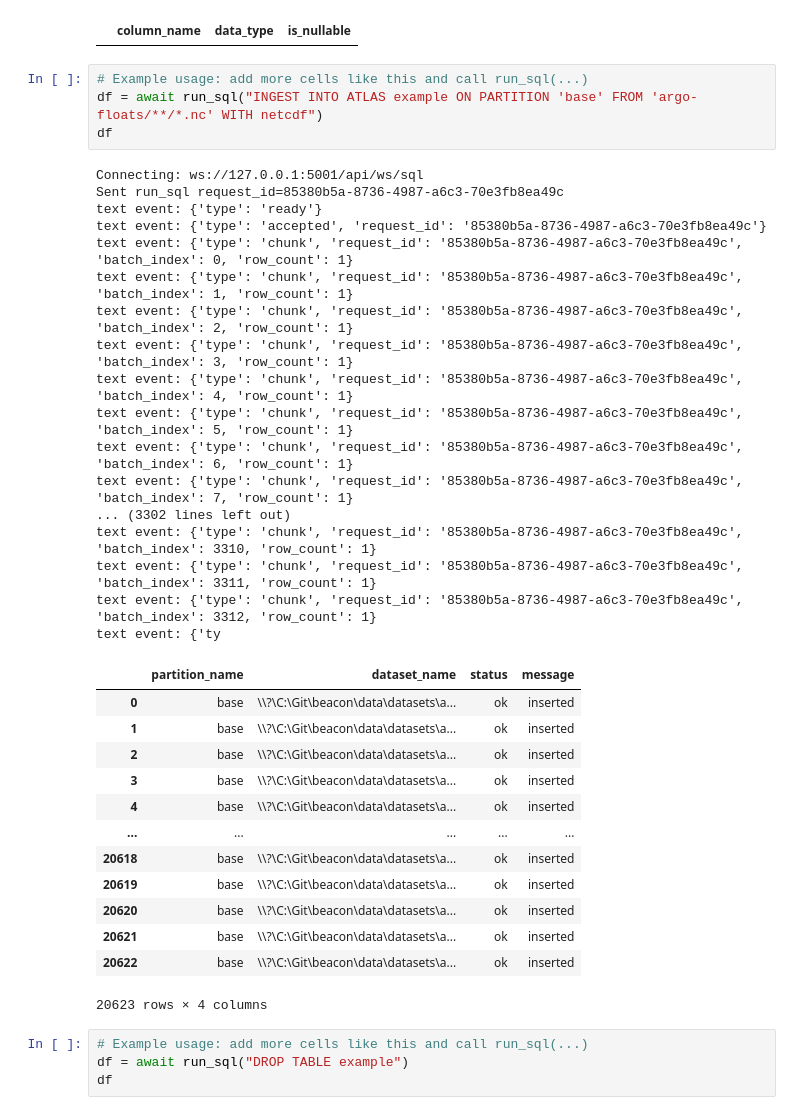
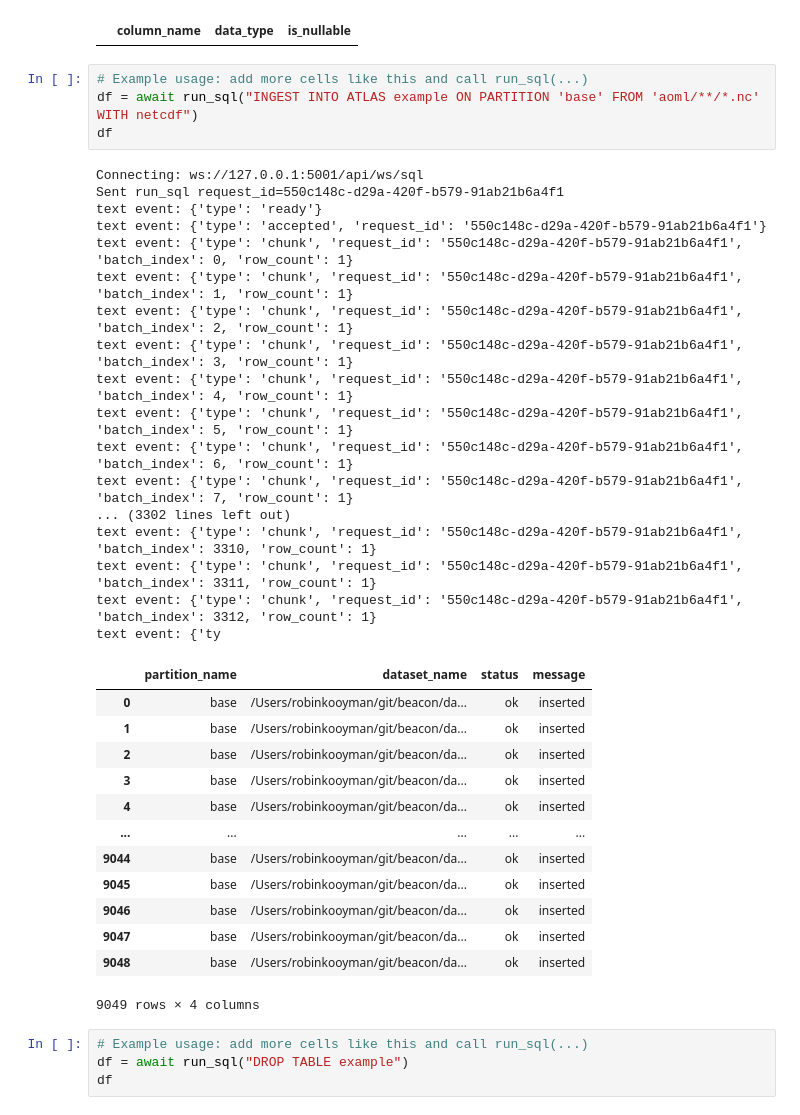
Before and after one commit to maris-development/beacon, a Jupyter notebook: ws_sql_test.ipynb, the cells around one changed output. Saved outputs shown, nothing was run; the diff lists cells and outputs as text.

```diff
--- a/ws_sql_test.ipynb
+++ b/ws_sql_test.ipynb
@@ -225,39 +225,39 @@ Decoded rows from binary stream: 0
 |  | column_name | data_type | is_nullable |
 # %%
 # Example usage: add more cells like this and call run_sql(...)
-df = await run_sql("INGEST INTO ATLAS example ON PARTITION 'base' FROM 'argo-floats/**/*.nc' WITH netcdf")
+df = await run_sql("INGEST INTO ATLAS example ON PARTITION 'base' FROM 'aoml/**/*.nc' WITH netcdf")
 df
 # %% [output]
 Connecting: ws://127.0.0.1:5001/api/ws/sql
-Sent run_sql request_id=85380b5a-8736-4987-a6c3-70e3fb8ea49c
+Sent run_sql request_id=550c148c-d29a-420f-b579-91ab21b6a4f1
 text event: {'type': 'ready'}
-text event: {'type': 'accepted', 'request_id': '85380b5a-8736-4987-a6c3-70e3fb8ea49c'}
-text event: {'type': 'chunk', 'request_id': '85380b5a-8736-4987-a6c3-70e3fb8ea49c', 'batch_index': 0, 'row_count': 1}
-text event: {'type': 'chunk', 'request_id': '85380b5a-8736-4987-a6c3-70e3fb8ea49c', 'batch_index': 1, 'row_count': 1}
-text event: {'type': 'chunk', 'request_id': '85380b5a-8736-4987-a6c3-70e3fb8ea49c', 'batch_index': 2, 'row_count': 1}
-text event: {'type': 'chunk', 'request_id': '85380b5a-8736-4987-a6c3-70e3fb8ea49c', 'batch_index': 3, 'row_count': 1}
-text event: {'type': 'chunk', 'request_id': '85380b5a-8736-4987-a6c3-70e3fb8ea49c', 'batch_index': 4, 'row_count': 1}
-text event: {'type': 'chunk', 'request_id': '85380b5a-8736-4987-a6c3-70e3fb8ea49c', 'batch_index': 5, 'row_count': 1}
-text event: {'type': 'chunk', 'request_id': '85380b5a-8736-4987-a6c3-70e3fb8ea49c', 'batch_index': 6, 'row_count': 1}
-text event: {'type': 'chunk', 'request_id': '85380b5a-8736-4987-a6c3-70e3fb8ea49c', 'batch_index': 7, 'row_count': 1}
+text event: {'type': 'accepted', 'request_id': '550c148c-d29a-420f-b579-91ab21b6a4f1'}
+text event: {'type': 'chunk', 'request_id': '550c148c-d29a-420f-b579-91ab21b6a4f1', 'batch_index': 0, 'row_count': 1}
+text event: {'type': 'chunk', 'request_id': '550c148c-d29a-420f-b579-91ab21b6a4f1', 'batch_index': 1, 'row_count': 1}
+text event: {'type': 'chunk', 'request_id': '550c148c-d29a-420f-b579-91ab21b6a4f1', 'batch_index': 2, 'row_count': 1}
+text event: {'type': 'chunk', 'request_id': '550c148c-d29a-420f-b579-91ab21b6a4f1', 'batch_index': 3, 'row_count': 1}
+text event: {'type': 'chunk', 'request_id': '550c148c-d29a-420f-b579-91ab21b6a4f1', 'batch_index': 4, 'row_count': 1}
+text event: {'type': 'chunk', 'request_id': '550c148c-d29a-420f-b579-91ab21b6a4f1', 'batch_index': 5, 'row_count': 1}
+text event: {'type': 'chunk', 'request_id': '550c148c-d29a-420f-b579-91ab21b6a4f1', 'batch_index': 6, 'row_count': 1}
+text event: {'type': 'chunk', 'request_id': '550c148c-d29a-420f-b579-91ab21b6a4f1', 'batch_index': 7, 'row_count': 1}
 ... (3302 lines left out)
-text event: {'type': 'chunk', 'request_id': '85380b5a-8736-4987-a6c3-70e3fb8ea49c', 'batch_index': 3310, 'row_count': 1}
-text event: {'type': 'chunk', 'request_id': '85380b5a-8736-4987-a6c3-70e3fb8ea49c', 'batch_index': 3311, 'row_count': 1}
-text event: {'type': 'chunk', 'request_id': '85380b5a-8736-4987-a6c3-70e3fb8ea49c', 'batch_index': 3312, 'row_count': 1}
+text event: {'type': 'chunk', 'request_id': '550c148c-d29a-420f-b579-91ab21b6a4f1', 'batch_index': 3310, 'row_count': 1}
+text event: {'type': 'chunk', 'request_id': '550c148c-d29a-420f-b579-91ab21b6a4f1', 'batch_index': 3311, 'row_count': 1}
+text event: {'type': 'chunk', 'request_id': '550c148c-d29a-420f-b579-91ab21b6a4f1', 'batch_index': 3312, 'row_count': 1}
 text event: {'ty
 |  | partition_name | dataset_name | status | message |
-| 0 | base | \\?\C:\Git\beacon\data\datasets\a... | ok | inserted |
-| 1 | base | \\?\C:\Git\beacon\data\datasets\a... | ok | inserted |
-| 2 | base | \\?\C:\Git\beacon\data\datasets\a... | ok | inserted |
-| 3 | base | \\?\C:\Git\beacon\data\datasets\a... | ok | inserted |
-| 4 | base | \\?\C:\Git\beacon\data\datasets\a... | ok | inserted |
+| 0 | base | /Users/robinkooyman/git/beacon/da... | ok | inserted |
+| 1 | base | /Users/robinkooyman/git/beacon/da... | ok | inserted |
+| 2 | base | /Users/robinkooyman/git/beacon/da... | ok | inserted |
+| 3 | base | /Users/robinkooyman/git/beacon/da... | ok | inserted |
+| 4 | base | /Users/robinkooyman/git/beacon/da... | ok | inserted |
 | ... | ... | ... | ... | ... |
-| 20618 | base | \\?\C:\Git\beacon\data\datasets\a... | ok | inserted |
-| 20619 | base | \\?\C:\Git\beacon\data\datasets\a... | ok | inserted |
-| 20620 | base | \\?\C:\Git\beacon\data\datasets\a... | ok | inserted |
-| 20621 | base | \\?\C:\Git\beacon\data\datasets\a... | ok | inserted |
-| 20622 | base | \\?\C:\Git\beacon\data\datasets\a... | ok | inserted |
+| 9044 | base | /Users/robinkooyman/git/beacon/da... | ok | inserted |
+| 9045 | base | /Users/robinkooyman/git/beacon/da... | ok | inserted |
+| 9046 | base | /Users/robinkooyman/git/beacon/da... | ok | inserted |
+| 9047 | base | /Users/robinkooyman/git/beacon/da... | ok | inserted |
+| 9048 | base | /Users/robinkooyman/git/beacon/da... | ok | inserted |
-20623 rows × 4 columns
+9049 rows × 4 columns
 # %%
 # Example usage: add more cells like this and call run_sql(...)
 df = await run_sql("DROP TABLE example")
```
Also changed, not shown: parts of 3 cells of this notebook, 22 other files.
